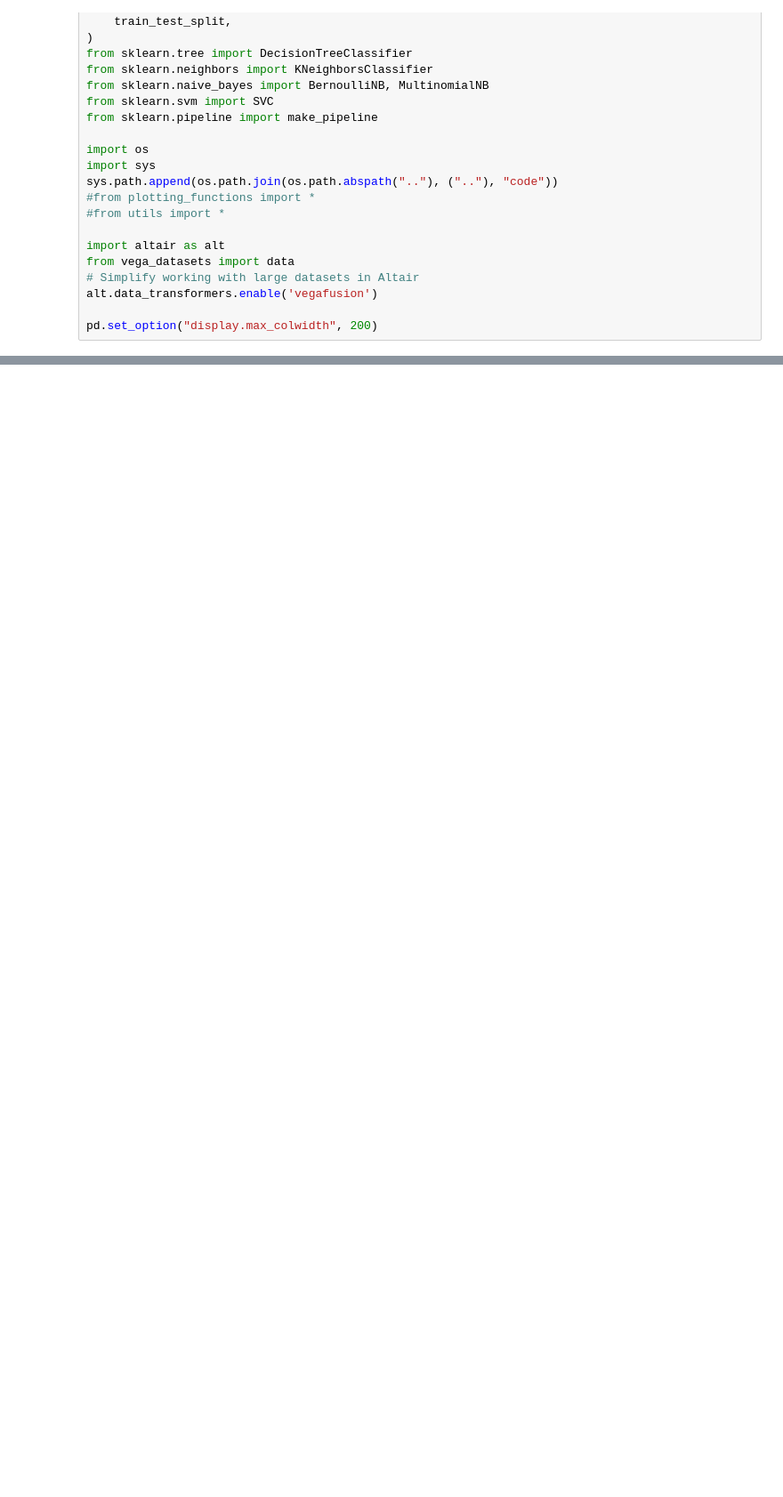
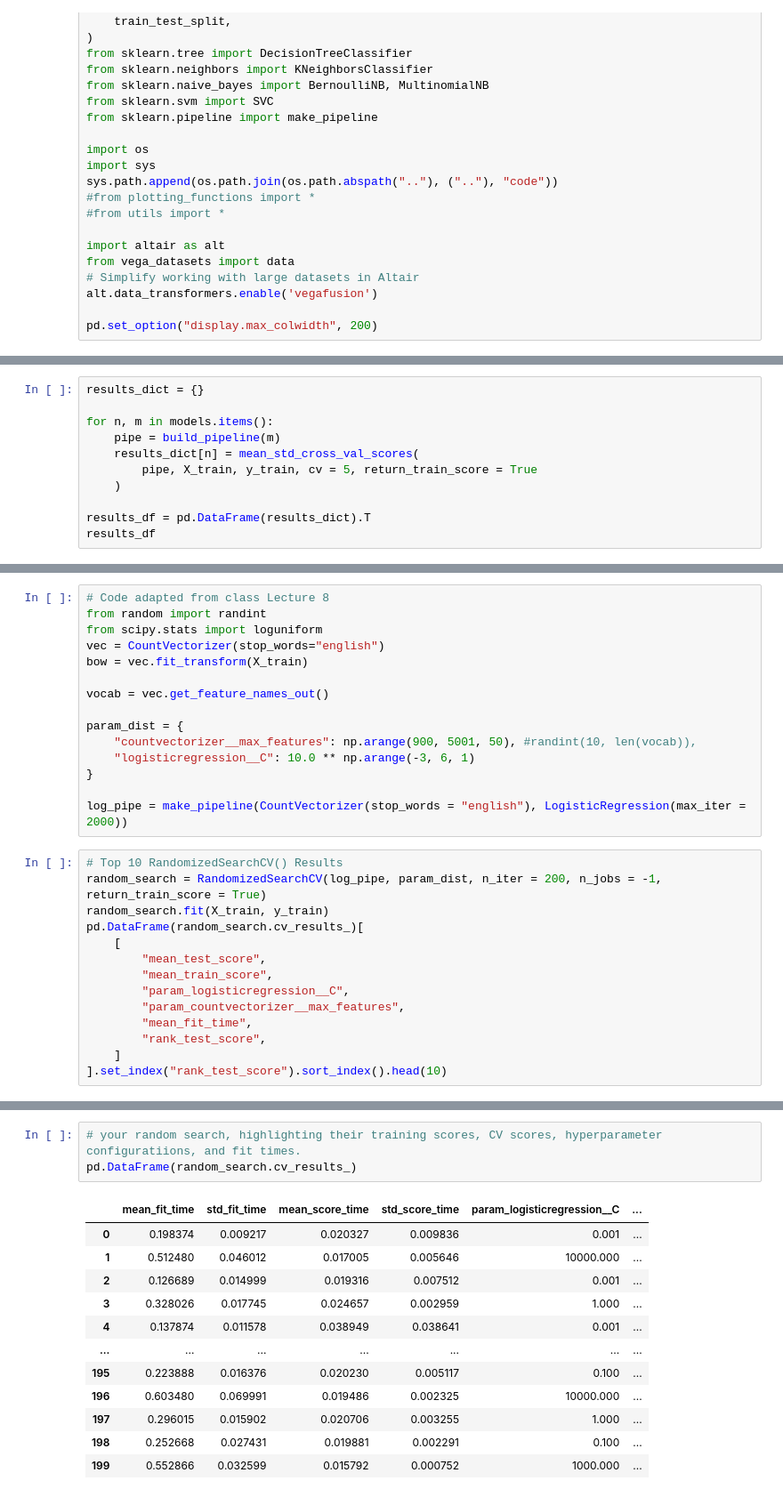
Before and after one commit to canadasung/ml_in_python, a Jupyter notebook: logistic_regression.ipynb, the cells around one changed output, grey strips where cells are left out. Shown at 89% size. Saved outputs shown, nothing was run; the diff lists cells and outputs as text; blank space fills up the shorter version.

```diff
--- a/logistic_regression.ipynb
+++ b/logistic_regression.ipynb
@@ -102,0 +131,11 @@ NameError: name 'train_test_split' is not defined
+# %%
+results_dict = {}
+
+for n, m in models.items():
+    pipe = build_pipeline(m)
+    results_dict[n] = mean_std_cross_val_scores(
+        pipe, X_train, y_train, cv = 5, return_train_score = True
+    )
+
+results_df = pd.DataFrame(results_dict).T
+results_df
@@ -102,0 +152,29 @@ NameError: name 'train_test_split' is not defined
+# %%
+# Code adapted from class Lecture 8
+from random import randint
+from scipy.stats import loguniform
+vec = CountVectorizer(stop_words="english")
+bow = vec.fit_transform(X_train)
+
+vocab = vec.get_feature_names_out()
+
+param_dist = {
+    "countvectorizer__max_features": np.arange(900, 5001, 50), #randint(10, len(vocab)),
+    "logisticregression__C": 10.0 ** np.arange(-3, 6, 1)
+}
+
+log_pipe = make_pipeline(CountVectorizer(stop_words = "english"), LogisticRegression(max_iter = 2000))
+# %%
+# Top 10 RandomizedSearchCV() Results
+random_search = RandomizedSearchCV(log_pipe, param_dist, n_iter = 200, n_jobs = -1, return_train_score = True)
+random_search.fit(X_train, y_train)
+pd.DataFrame(random_search.cv_results_)[
+    [
+        "mean_test_score",
+        "mean_train_score",
+        "param_logisticregression__C",
+        "param_countvectorizer__max_features",
+        "mean_fit_time",
+        "rank_test_score",
+    ]
+].set_index("rank_test_score").sort_index().head(10)
@@ -102,0 +194,16 @@ NameError: name 'train_test_split' is not defined
+# %%
+# your random search, highlighting their training scores, CV scores, hyperparameter configuratiions, and fit times.
+pd.DataFrame(random_search.cv_results_)
+# %% [output]
+|  | mean_fit_time | std_fit_time | mean_score_time | std_score_time | param_logisticregression__C | ... |
+| 0 | 0.198374 | 0.009217 | 0.020327 | 0.009836 | 0.001 | ... |
+| 1 | 0.512480 | 0.046012 | 0.017005 | 0.005646 | 10000.000 | ... |
+| 2 | 0.126689 | 0.014999 | 0.019316 | 0.007512 | 0.001 | ... |
+| 3 | 0.328026 | 0.017745 | 0.024657 | 0.002959 | 1.000 | ... |
+| 4 | 0.137874 | 0.011578 | 0.038949 | 0.038641 | 0.001 | ... |
+| ... | ... | ... | ... | ... | ... | ... |
+| 195 | 0.223888 | 0.016376 | 0.020230 | 0.005117 | 0.100 | ... |
+| 196 | 0.603480 | 0.069991 | 0.019486 | 0.002325 | 10000.000 | ... |
+| 197 | 0.296015 | 0.015902 | 0.020706 | 0.003255 | 1.000 | ... |
+| 198 | 0.252668 | 0.027431 | 0.019881 | 0.002291 | 0.100 | ... |
+| 199 | 0.552866 | 0.032599 | 0.015792 | 0.000752 | 1000.000 | ... |
```
Also changed, not shown: parts of 36 cells of this notebook, 1 other file.
